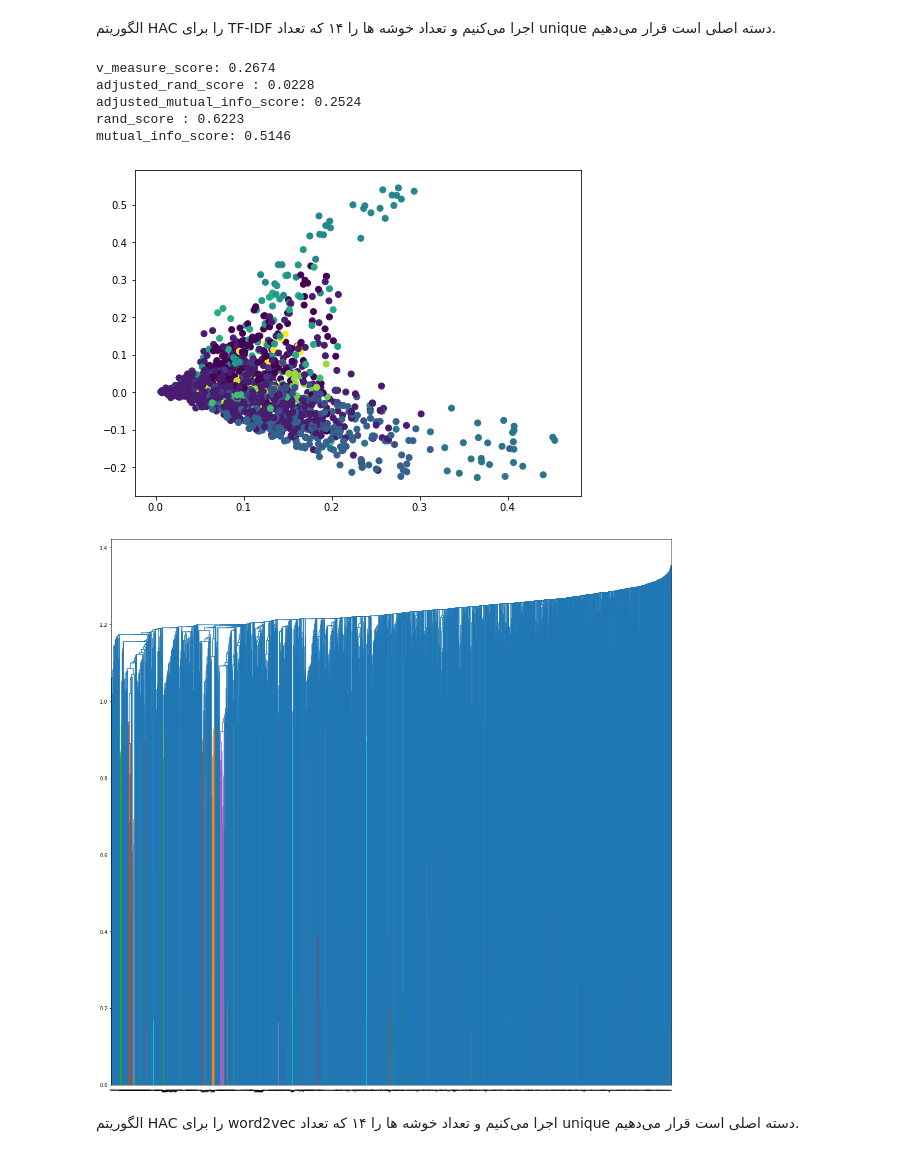
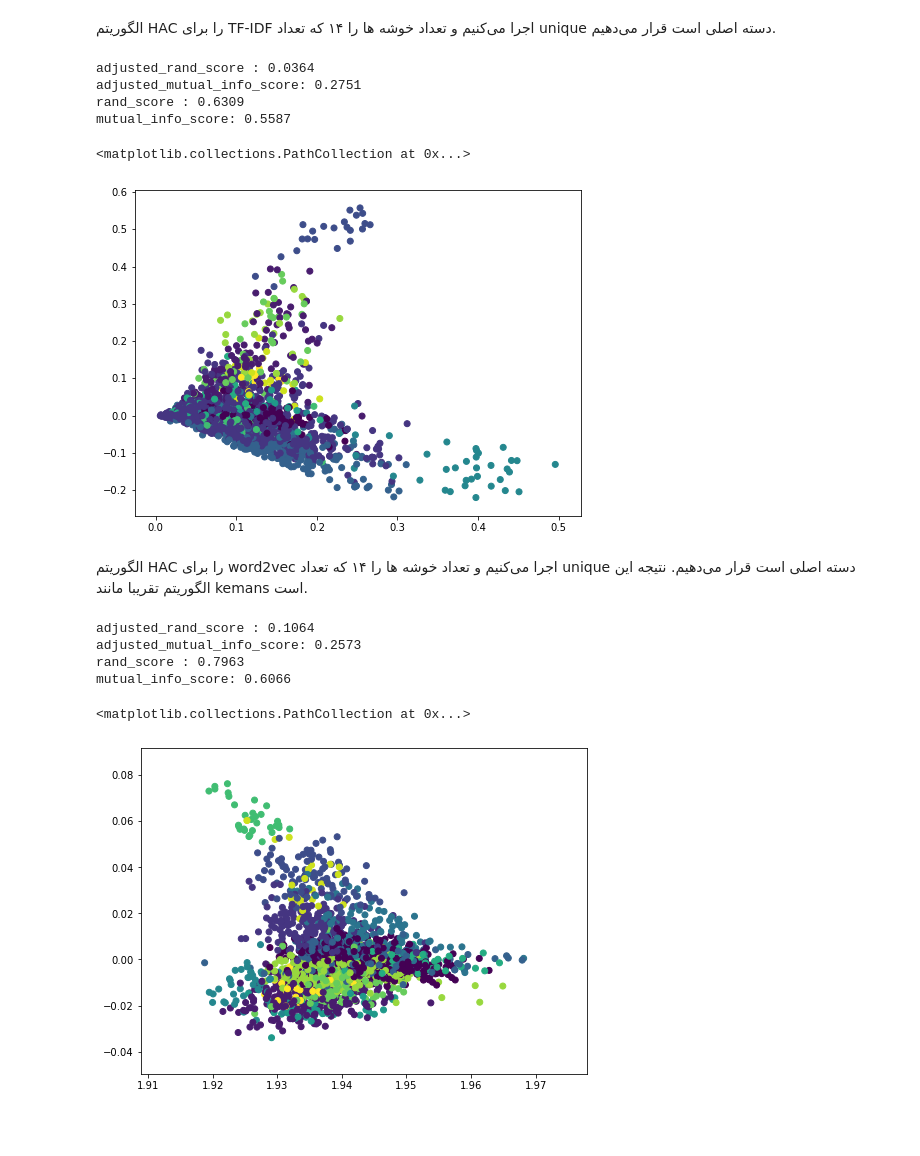
Before and after one commit to sh3rLock3d/modern-information-retrieval-project, a Jupyter notebook: phase3/phase3.ipynb, the cells around one changed output. Cells and saved outputs as stored; diff of their text form; code cells hidden in the pictures; blank space fills up the shorter version.

```diff
--- a/phase3/phase3.ipynb
+++ b/phase3/phase3.ipynb
@@ -225,0 +138,26 @@ print(np.concatenate([a,b],axis=1))
+# %%
+from sklearn.cluster import KMeans
+from sklearn import metrics
+from sklearn.decomposition import TruncatedSVD
+import matplotlib.pyplot as plt
+def Kmeans(X,name):
+    km = KMeans(
+        n_clusters=14, init='random',
+        n_init=20
+    )
+    y_km = km.fit_predict(X)
+    print("adjusted_rand_score : %.4f" %metrics.adjusted_rand_score(main_tag,y_km))
+    print("adjusted_mutual_info_score: %.4f" %metrics.adjusted_mutual_info_score(main_tag,y_km))
+    print("rand_score : %.4f" %metrics.rand_score(main_tag,y_km))
+    print("mutual_info_score: %.4f" %metrics.mutual_info_score(main_tag,y_km))
+    create_csv(name,link,y_km)
+    tsvd = TruncatedSVD(n_components=2)
+    data_2D= tsvd.fit_transform(X)
+    plt.figure(figsize=(8, 6))
+    plt.scatter(data_2D[:,0], data_2D[:,1], c=y_km.astype(float))
+tsvd = TruncatedSVD(n_components=75,n_iter=20)
+X_TF_IDF_tsvd = tsvd.fit_transform(X_TF_IDF)
+print("TF-IDF:")
+Kmeans(X_TF_IDF_tsvd,"tf-idf_kmeans")
+print("word2vec:")
+Kmeans(X_word2vec,"word2vec_kmeans")
@@ -326,53 +235,44 @@ mutual_info_score: 0.1662
 # %%
 from sklearn.cluster import AgglomerativeClustering
 y_hac = AgglomerativeClustering(n_clusters=14).fit_predict(X_TF_IDF_tsvd)
-print("v_measure_score: %.4f" %v_measure_score(main_tag,y_hac))
 print("adjusted_rand_score : %.4f" %metrics.adjusted_rand_score(main_tag,y_hac))
 print("adjusted_mutual_info_score: %.4f" %metrics.adjusted_mutual_info_score(main_tag,y_hac))
 print("rand_score : %.4f" %metrics.rand_score(main_tag,y_hac))
 print("mutual_info_score: %.4f" %metrics.mutual_info_score(main_tag,y_hac))
 create_csv("tf-idf_HAC",link,y_hac)
 tsvd = TruncatedSVD(n_components=2)
 data_2D= tsvd.fit_transform(X_TF_IDF)
 plt.figure(figsize=(8, 6))
 plt.scatter(data_2D[:,0], data_2D[:,1], c=y_hac.astype(float))
-
-from scipy.cluster.hierarchy import dendrogram, linkage
-from matplotlib import pyplot as plt
-
-linked = linkage(X_TF_IDF.toarray(), 'single')
-
-
-plt.figure(figsize=(20, 20))
-dendrogram(linked,
-            orientation='top',
-            labels=y_hac,
-            distance_sort='descending',
-            show_leaf_counts=True)
-plt.show()
 # %% [output]
-v_measure_score: 0.2674
-adjusted_rand_score : 0.0228
-adjusted_mutual_info_score: 0.2524
-rand_score : 0.6223
-mutual_info_score: 0.5146
+adjusted_rand_score : 0.0364
+adjusted_mutual_info_score: 0.2751
+rand_score : 0.6309
+mutual_info_score: 0.5587
+<matplotlib.collections.PathCollection at 0x...>
-[figure, old version]
+[figure, new version]
-[figure, removed]
 # %% [markdown]
 <div dir = "rtl">
 الگوریتم HAC را برای word2vec اجرا می‌کنیم
  و تعداد خوشه ها را  ۱۴ که تعداد unique دسته اصلی است قرار می‌دهیم.
+ نتیجه این الگوریتم تقریبا مانند kemans است.
 </div>
 # %%
 from sklearn.cluster import AgglomerativeClustering
-y_hac = AgglomerativeClustering(n_clusters=14).fit_predict(title_X_word2vec)
-print("v_measure_score: %.4f" %v_measure_score(main_tag,y_hac))
+y_hac = AgglomerativeClustering(n_clusters=14).fit_predict(X_word2vec)
 print("adjusted_rand_score : %.4f" %metrics.adjusted_rand_score(main_tag,y_hac))
 print("adjusted_mutual_info_score: %.4f" %metrics.adjusted_mutual_info_score(main_tag,y_hac))
 print("rand_score : %.4f" %metrics.rand_score(main_tag,y_hac))
 print("mutual_info_score: %.4f" %metrics.mutual_info_score(main_tag,y_hac))
 create_csv("word2vec_HAC",link,y_hac)
 tsvd = TruncatedSVD(n_components=2)
-data_2D= tsvd.fit_transform(title_X_word2vec)
+data_2D= tsvd.fit_transform(X_word2vec)
 plt.figure(figsize=(8, 6))
 plt.scatter(data_2D[:,0], data_2D[:,1], c=y_hac.astype(float))
+# %% [output]
+adjusted_rand_score : 0.1064
+adjusted_mutual_info_score: 0.2573
+rand_score : 0.7963
+mutual_info_score: 0.6066
+<matplotlib.collections.PathCollection at 0x...>
+[figure, added]
```
Also changed, not shown: parts of 24 cells of this notebook.
